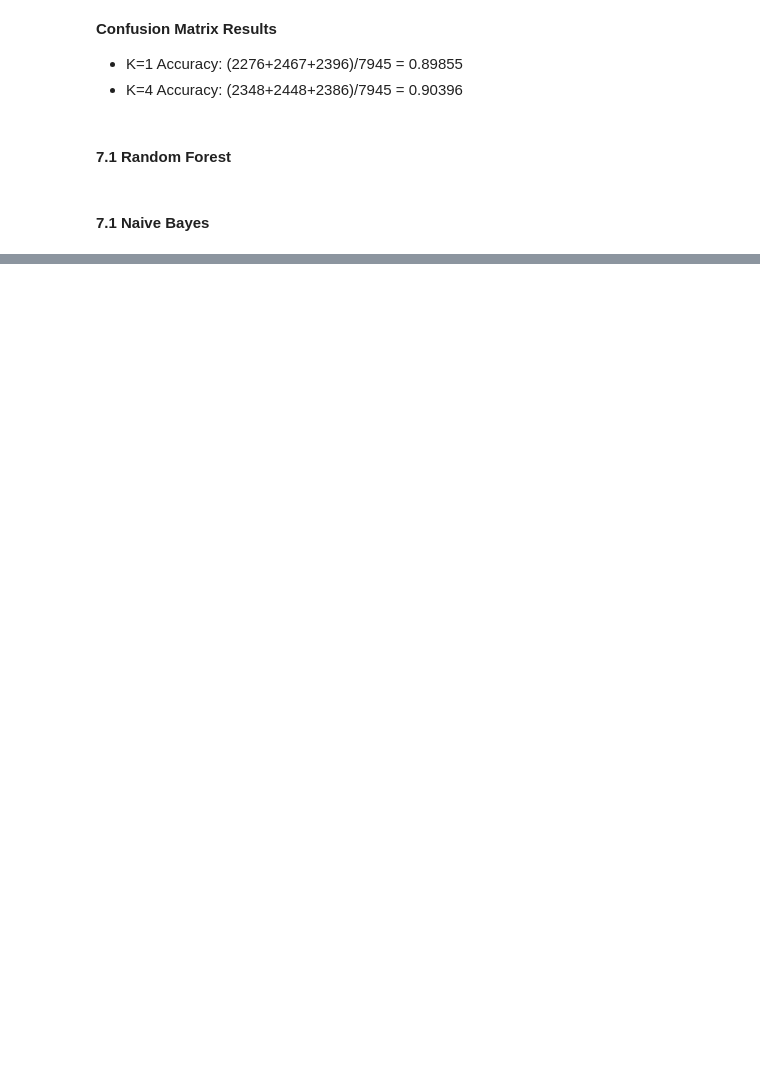
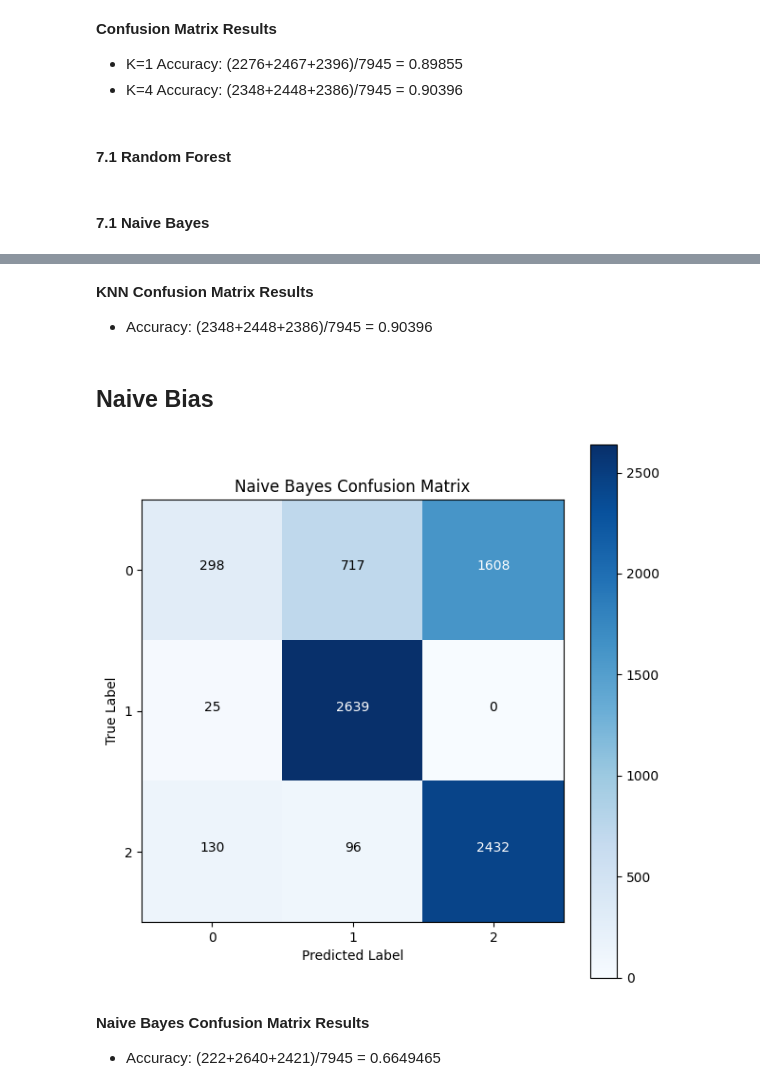
Before and after one commit to coltonBlackwell/Covid-19-Prognosis-Predictor, a Jupyter notebook: project.ipynb, the cells around one changed output, grey strips where cells are left out. Drawn from its saved outputs; the diff is of its cells as text; code cells hidden in the pictures; blank space fills up the shorter version.

```diff
--- a/project.ipynb
+++ b/project.ipynb
@@ -879,0 +1016,40 @@ __Confusion Matrix Results__
+# %% [markdown]
+__KNN Confusion Matrix Results__
+- Accuracy: (2348+2448+2386)/7945 = 0.90396
+# %% [markdown]
+## Naive Bias
+# %%
+
+# --------------------------------------------------------------------- confusion matrix
+naive_model_k1 = GaussianNB()
+naive_model_k1.fit(X_train, y_train)
+
+
+y_val_pred_k1 = naive_model_k1.predict(X_val)
+
+conf_matrix_k1 = confusion_matrix(y_val, y_val_pred_k1)
+
+
+plt.figure(figsize=(12, 6))
+plt.subplot(1, 2, 1)
+plt.imshow(conf_matrix_k1, interpolation='nearest', cmap=plt.cm.Blues)
+plt.title('Naive Bayes Confusion Matrix')
+plt.colorbar()
+tick_marks = np.arange(len(np.unique(y)))
+plt.xticks(tick_marks, np.unique(y))
+plt.yticks(tick_marks, np.unique(y))
+plt.xlabel('Predicted Label')
+plt.ylabel('True Label')
+
+for i in range(conf_matrix_k1.shape[0]):
+    for j in range(conf_matrix_k1.shape[1]):
+        plt.text(j, i, format(conf_matrix_k1[i, j], 'd'), horizontalalignment="center", color="white" if conf_matrix_k1[i, j] > conf_matrix_k1.max() / 2 else "black")
+
+
+plt.tight_layout()
+plt.show()
+# %% [output]
+[figure, added]
+# %% [markdown]
+__Naive Bayes Confusion Matrix Results__
+- Accuracy: (222+2640+2421)/7945 = 0.6649465
```
Also changed, not shown: parts of 12 cells of this notebook, 3 other files.
